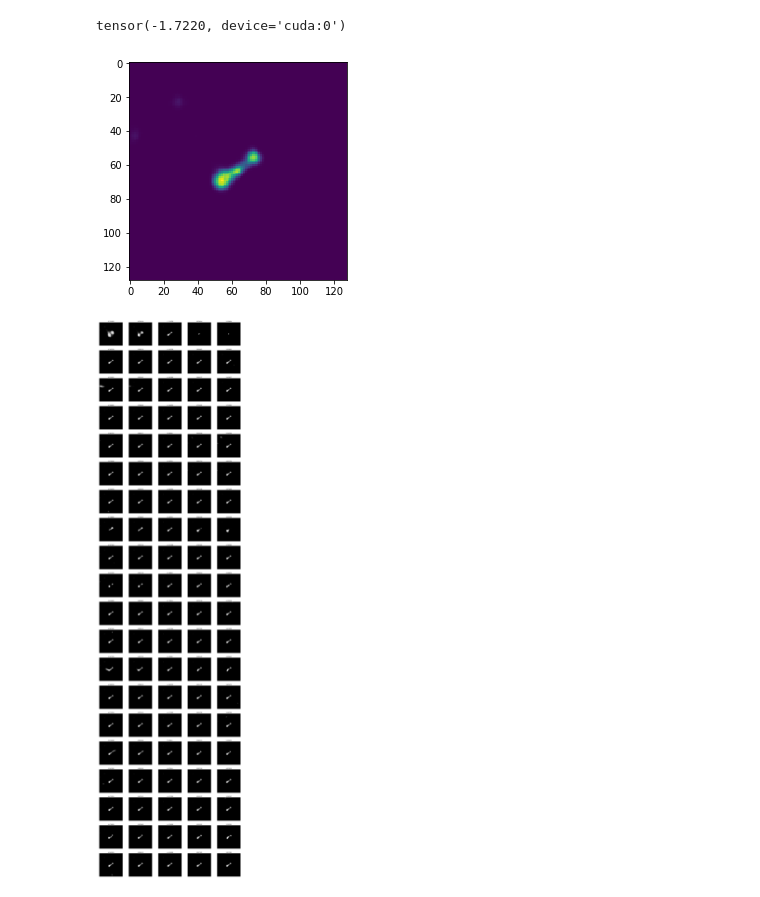
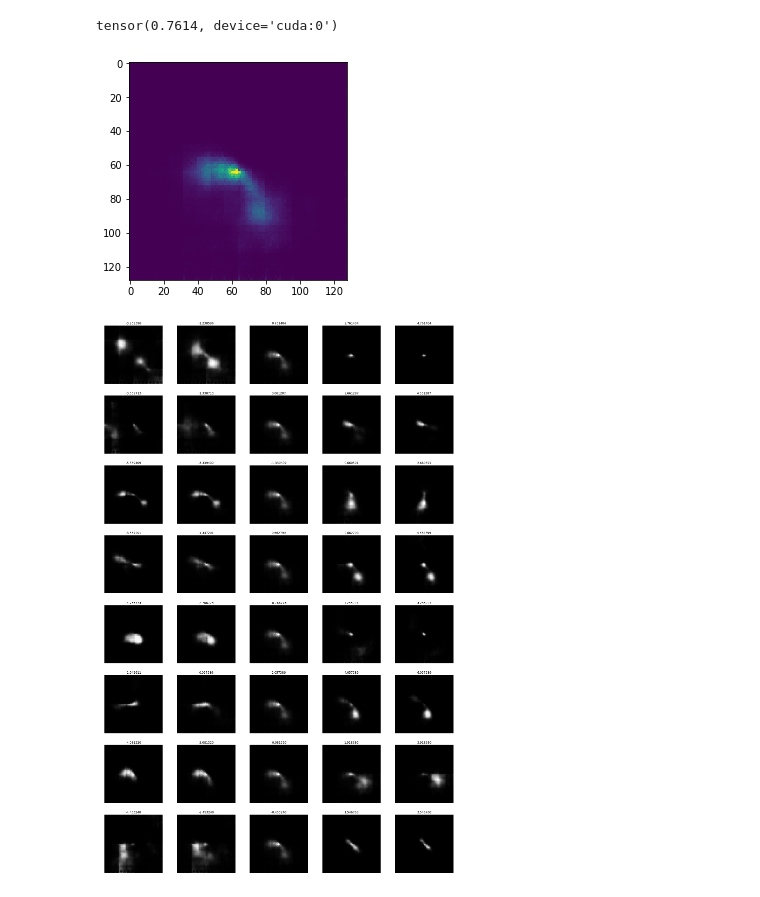
Before and after one commit to nottu/pytorch-autoencoder-tests, a Jupyter notebook: VAE-GAN_Torch.ipynb, the cells around one changed output. Cells and saved outputs as stored; diff of their text form; code cells hidden in the pictures.

```diff
--- a/VAE-GAN_Torch.ipynb
+++ b/VAE-GAN_Torch.ipynb
@@ -85,7 +77,8 @@ np.max(images)
 # %%
 class VAE(nn.Module):
-    def __init__(self, lt_dim=64):
+    def __init__(self, lt_dim=8):
         super(VAE, self).__init__()
+
         self.encoder = nn.Sequential(
             nn.Conv2d( 1,  8, 3, 2, 1, 1),
             nn.ReLU(),
@@ -319,22 +305,22 @@ with torch.no_grad():
 plt.imshow(d.cpu()[0][0])
 e[0][0]
 # %% [output]
-tensor(-1.7220, device='cuda:0')
+tensor(0.7614, device='cuda:0')
-[figure, old version]
+[figure, new version]
 # %%
-nimg = 100
+nimg = 5 * 8
 r = 5
 f, ax = plt.subplots(int(nimg/r), r, figsize=(r * 5, nimg * 5 / r))
 for i in range(int(nimg/r)):
     for j in range(r):
         with torch.no_grad():
             e = vae.encode(s.to(device))[0]
             v = e[0][i]
             nv = -4 + v + 2*j
             e[0][i] = nv
             d = vae.decode(e).cpu()[0][0]
         ax[i][j].imshow(d, cmap='gray')
         ax[i][j].axis('off')
         ax[i][j].set_title('{:2f}'.format(nv))
 # %% [output]
-[figure, old version]
+[figure, new version]
```
Also changed, not shown: parts of 7 cells of this notebook, 3 other files.
